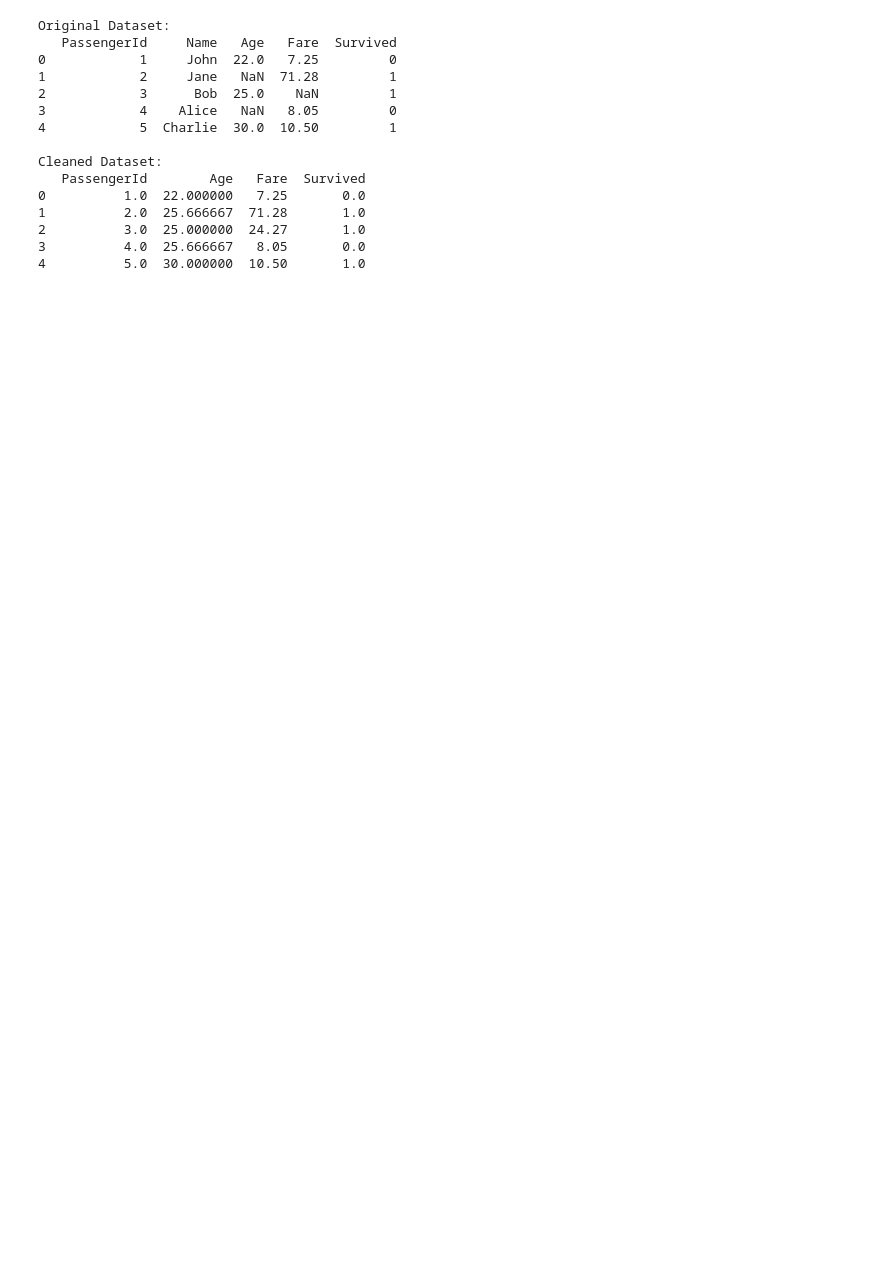
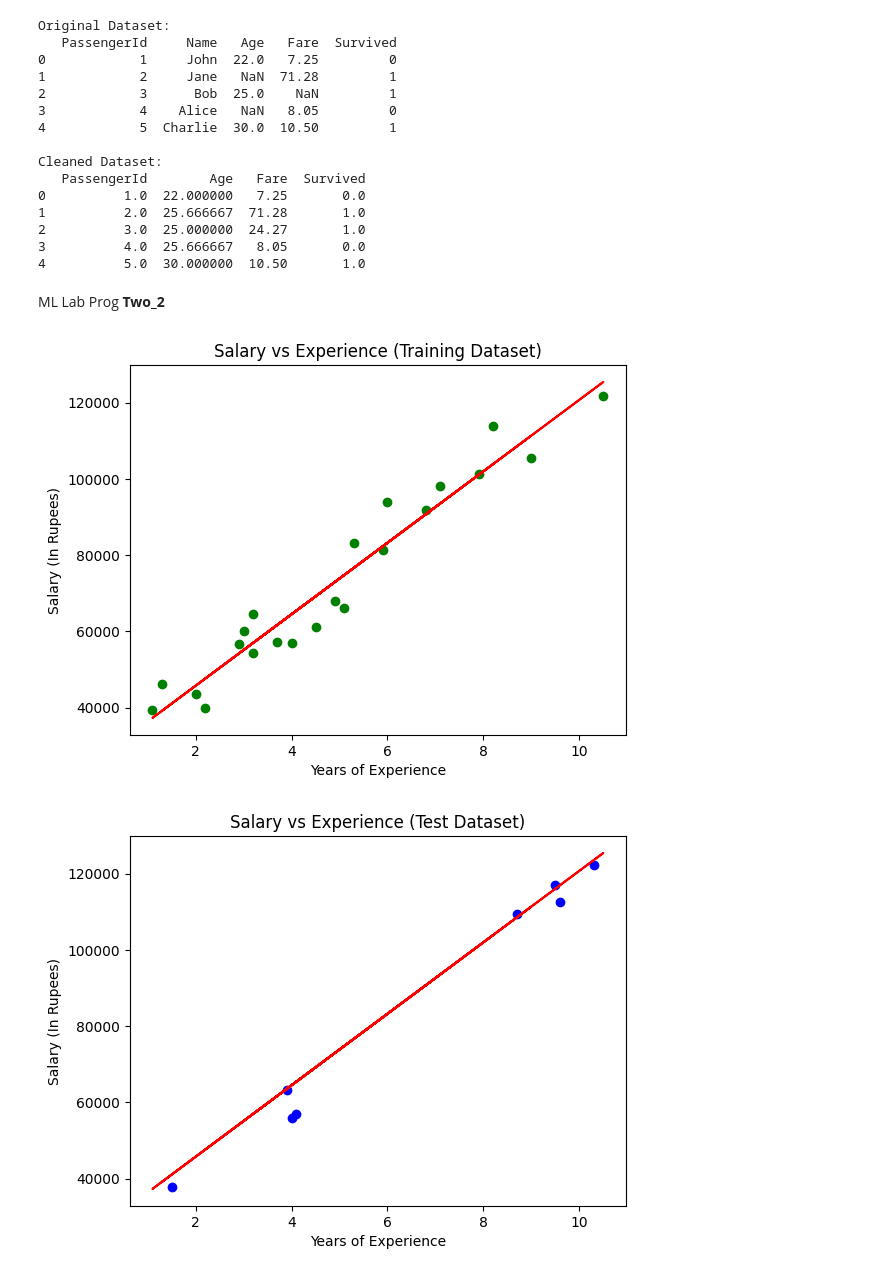
Before and after one commit to DevaHarshiniModepalli/DevaHarshini425, a Jupyter notebook: mdh_ML.ipynb, the cells around one changed output. Drawn from its saved outputs; the diff is of its cells as text; code cells hidden in the pictures; blank space fills up the shorter version.

```diff
--- a/mdh_ML.ipynb
+++ b/mdh_ML.ipynb
@@ -103,3 +105,35 @@ Cleaned Dataset:
 2          3.0  25.000000  24.27       1.0
 3          4.0  25.666667   8.05       0.0
 4          5.0  30.000000  10.50       1.0
+# %% [markdown]
+ML Lab Prog **Two_2**
+# %%
+import numpy as nm
+import matplotlib.pyplot as mtp
+import pandas as pd
+df = pd.read_excel('/content/drive/MyDrive/ML Datasets/Salary_Data.xlsx')
+x = df.iloc[:, :-1].values
+y = df.iloc[:, 1].values
+from sklearn.model_selection import train_test_split
+x_train, x_test, y_train, y_test = train_test_split(x, y, test_size=0.25, random_state=0)
+#standard format of train_test_data
+from sklearn.linear_model import LinearRegression
+rgr = LinearRegression()
+rgr.fit(x_train, y_train)
+y_pred = rgr.predict(x_test)
+x_pred = rgr.predict(x_train)
+mtp.scatter(x_train, y_train, color="green")
+mtp.plot(x_train, x_pred, color="red") #model line!!
+mtp.title("Salary vs Experience (Training Dataset)")
+mtp.xlabel("Years of Experience")
+mtp.ylabel("Salary (In Rupees)")
+mtp.show()
+mtp.scatter(x_test, y_test, color="blue")
+mtp.plot(x_train, x_pred, color="red") #model line!!
+mtp.title("Salary vs Experience (Test Dataset)")
+mtp.xlabel("Years of Experience")
+mtp.ylabel("Salary (In Rupees)")
+mtp.show()
+# %% [output]
+[figure, added]
+[figure, added]
```
Also changed, not shown: parts of 42 cells of this notebook.
